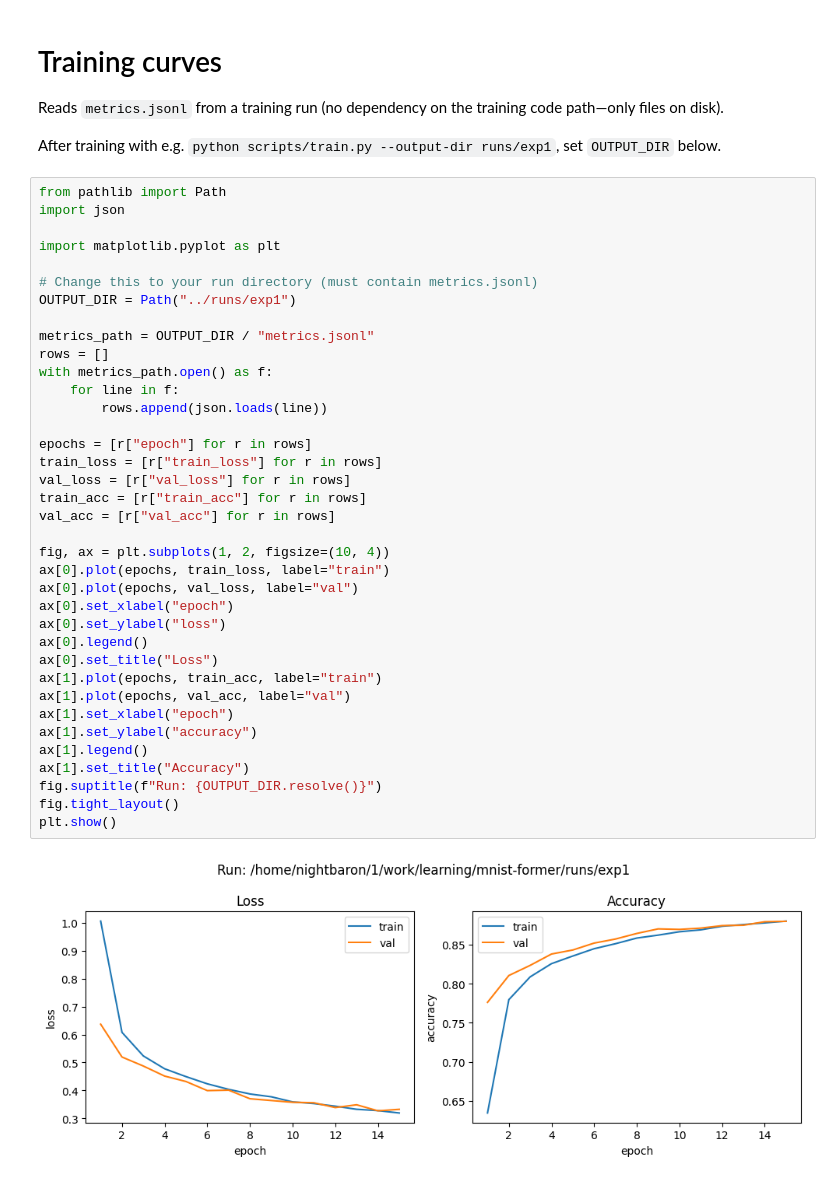
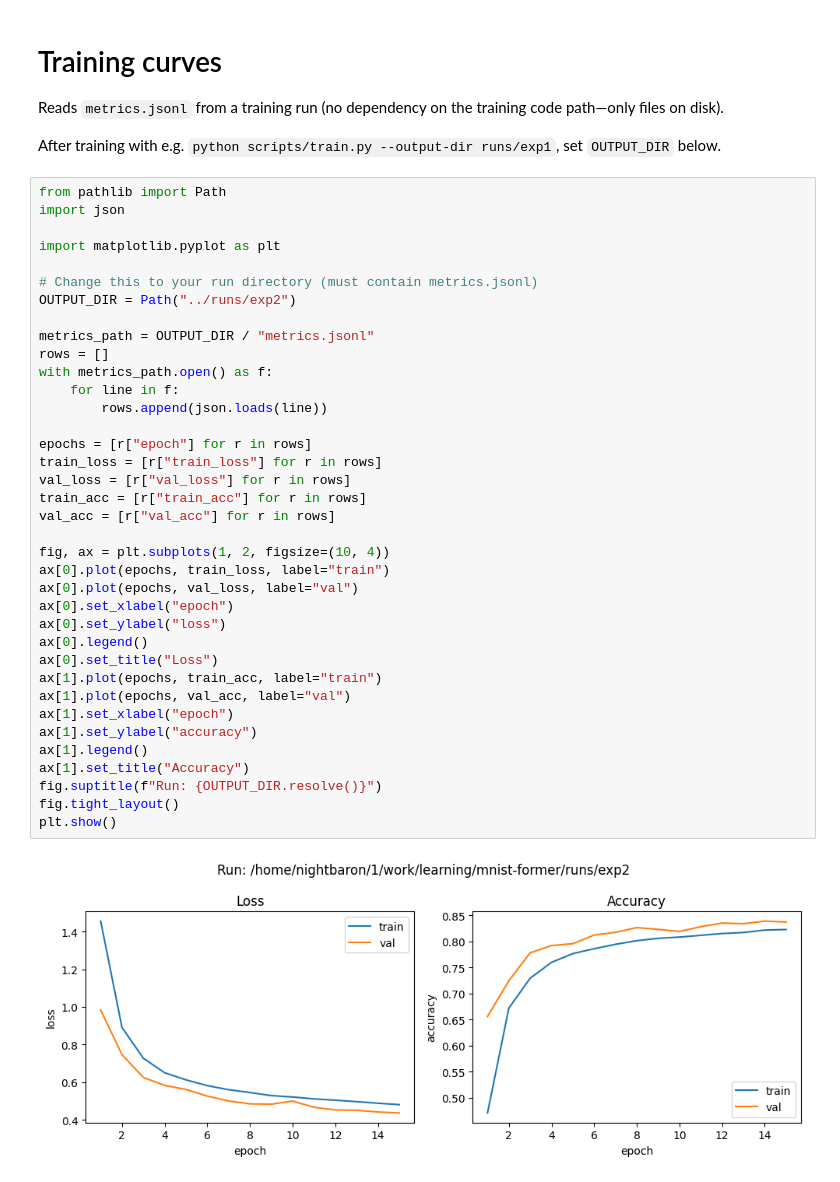
Before and after one commit to bundle-adjuster/mnist-former, a Jupyter notebook: notebooks/01_training_curves.ipynb, the cells around one changed output. Drawn from its saved outputs; the diff is of its cells as text.

```diff
--- a/notebooks/01_training_curves.ipynb
+++ b/notebooks/01_training_curves.ipynb
@@ -11,35 +11,35 @@ import json
 import matplotlib.pyplot as plt
 
 # Change this to your run directory (must contain metrics.jsonl)
-OUTPUT_DIR = Path("../runs/exp1")
+OUTPUT_DIR = Path("../runs/exp2")
 
 metrics_path = OUTPUT_DIR / "metrics.jsonl"
 rows = []
 with metrics_path.open() as f:
     for line in f:
         rows.append(json.loads(line))
 
 epochs = [r["epoch"] for r in rows]
 train_loss = [r["train_loss"] for r in rows]
 val_loss = [r["val_loss"] for r in rows]
 train_acc = [r["train_acc"] for r in rows]
 val_acc = [r["val_acc"] for r in rows]
 
 fig, ax = plt.subplots(1, 2, figsize=(10, 4))
 ax[0].plot(epochs, train_loss, label="train")
 ax[0].plot(epochs, val_loss, label="val")
 ax[0].set_xlabel("epoch")
 ax[0].set_ylabel("loss")
 ax[0].legend()
 ax[0].set_title("Loss")
 ax[1].plot(epochs, train_acc, label="train")
 ax[1].plot(epochs, val_acc, label="val")
 ax[1].set_xlabel("epoch")
 ax[1].set_ylabel("accuracy")
 ax[1].legend()
 ax[1].set_title("Accuracy")
 fig.suptitle(f"Run: {OUTPUT_DIR.resolve()}")
 fig.tight_layout()
 plt.show()
 # %% [output]
-[figure, old version]
+[figure, new version]
```
Also changed, not shown: 5 other files.
